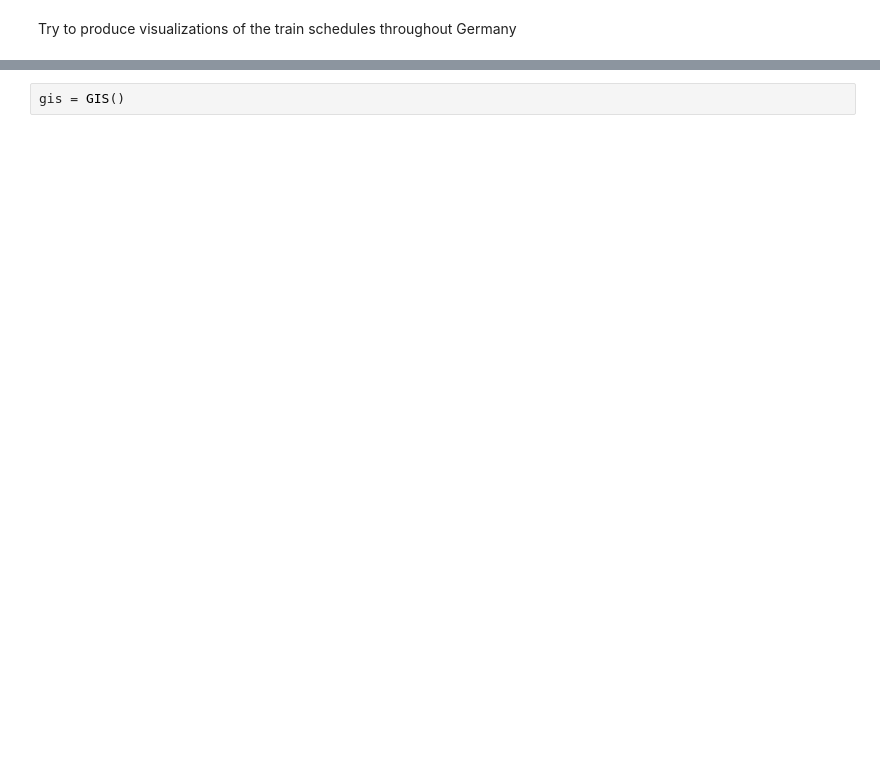
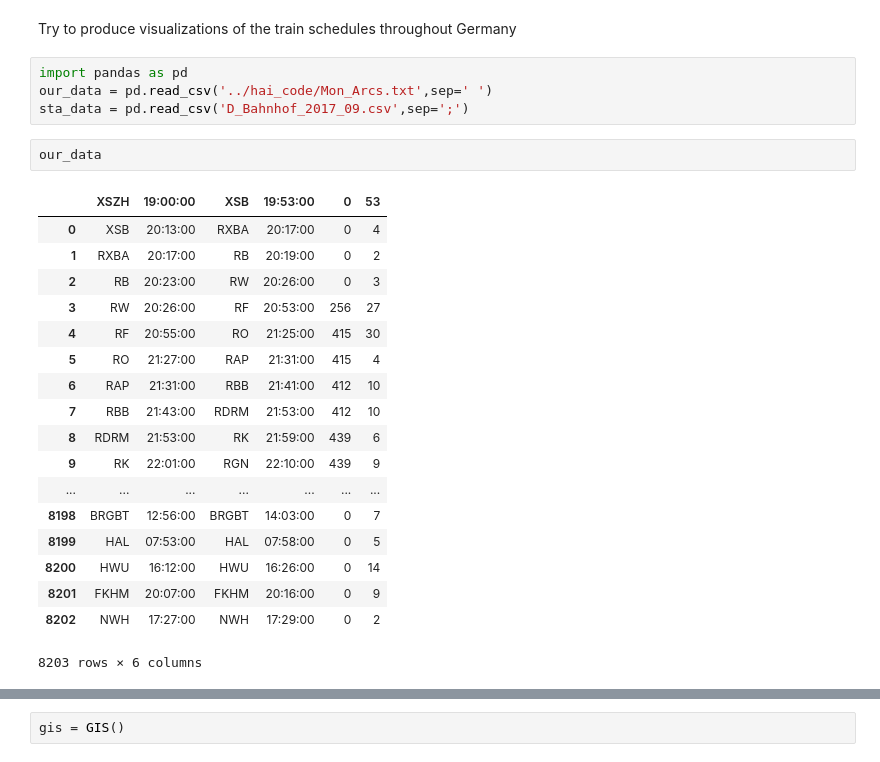
Before and after one commit to hainguyen93/grips-2019, a Jupyter notebook: ruby_code/Mapping.ipynb, the cells around one changed output, grey strips where cells are left out. Drawn from its saved outputs; the diff is of its cells as text; blank space fills up the shorter version.

```diff
--- a/ruby_code/Mapping.ipynb
+++ b/ruby_code/Mapping.ipynb
@@ -1,2 +1,27 @@
 # %% [markdown]
 Try to produce visualizations of the train schedules throughout Germany
+# %%
+import pandas as pd
+our_data = pd.read_csv('../hai_code/Mon_Arcs.txt',sep=' ')
+sta_data = pd.read_csv('D_Bahnhof_2017_09.csv',sep=';')
+# %%
+our_data
+# %% [output]
+|  | XSZH | 19:00:00 | XSB | 19:53:00 | 0 | 53 |
+| 0 | XSB | 20:13:00 | RXBA | 20:17:00 | 0 | 4 |
+| 1 | RXBA | 20:17:00 | RB | 20:19:00 | 0 | 2 |
+| 2 | RB | 20:23:00 | RW | 20:26:00 | 0 | 3 |
+| 3 | RW | 20:26:00 | RF | 20:53:00 | 256 | 27 |
+| 4 | RF | 20:55:00 | RO | 21:25:00 | 415 | 30 |
+| 5 | RO | 21:27:00 | RAP | 21:31:00 | 415 | 4 |
+| 6 | RAP | 21:31:00 | RBB | 21:41:00 | 412 | 10 |
+| 7 | RBB | 21:43:00 | RDRM | 21:53:00 | 412 | 10 |
+| 8 | RDRM | 21:53:00 | RK | 21:59:00 | 439 | 6 |
+| 9 | RK | 22:01:00 | RGN | 22:10:00 | 439 | 9 |
+| ... | ... | ... | ... | ... | ... | ... |
+| 8198 | BRGBT | 12:56:00 | BRGBT | 14:03:00 | 0 | 7 |
+| 8199 | HAL | 07:53:00 | HAL | 07:58:00 | 0 | 5 |
+| 8200 | HWU | 16:12:00 | HWU | 16:26:00 | 0 | 14 |
+| 8201 | FKHM | 20:07:00 | FKHM | 20:16:00 | 0 | 9 |
+| 8202 | NWH | 17:27:00 | NWH | 17:29:00 | 0 | 2 |
+8203 rows × 6 columns
```
Also changed, not shown: parts of 35 cells of this notebook, 5 other files.
